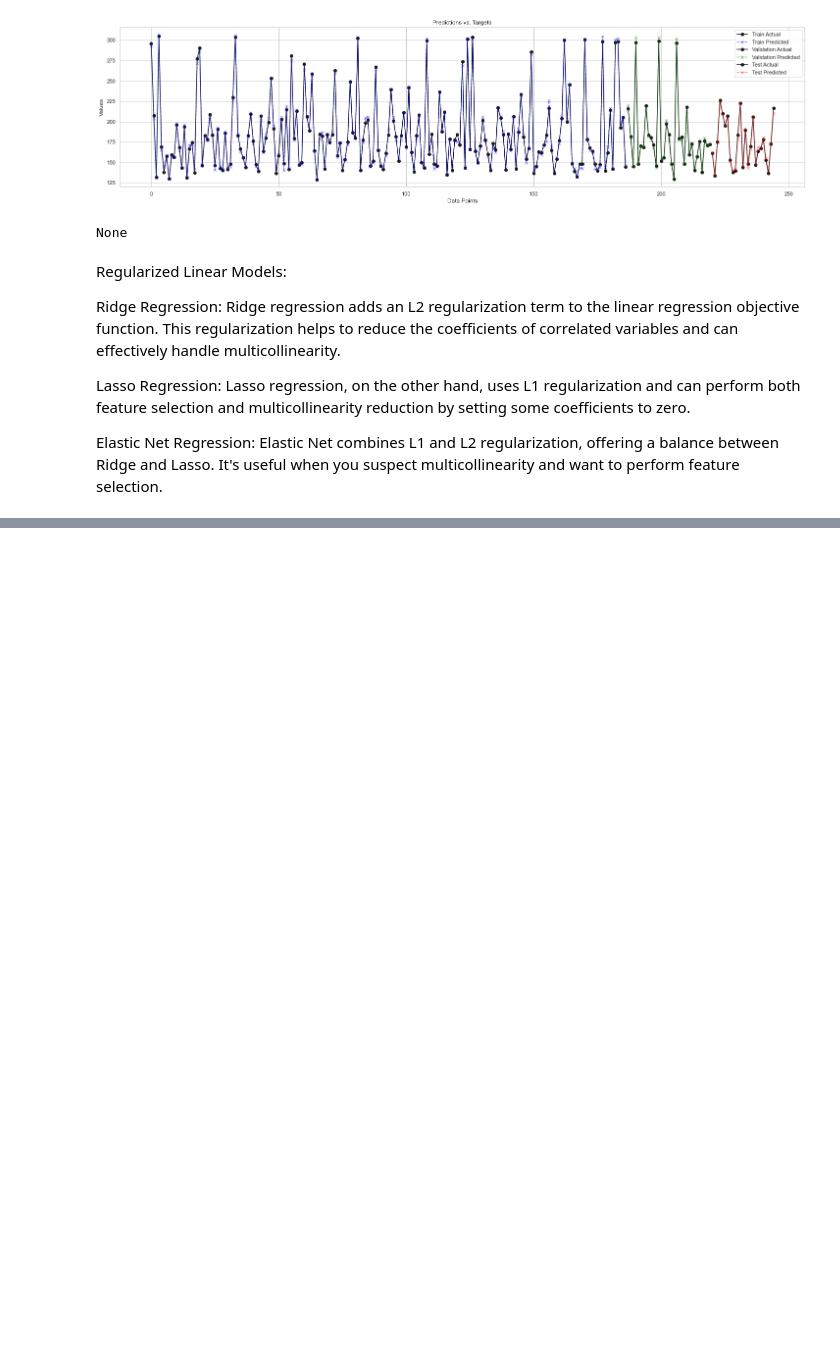
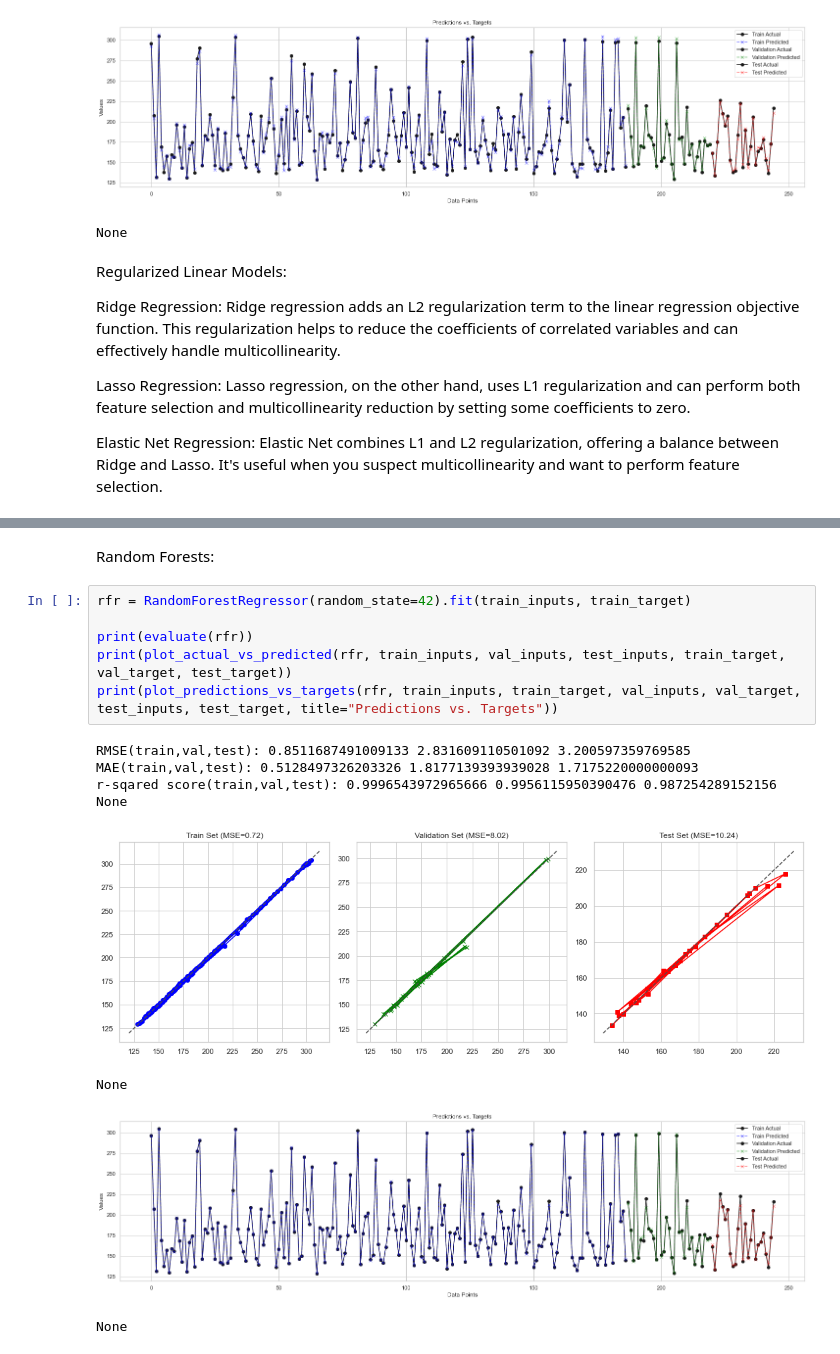
Before and after one commit to rbhattar07/HPI, a Jupyter notebook: main.ipynb, the cells around one changed output, grey strips where cells are left out. Drawn from its saved outputs; the diff is of its cells as text; blank space fills up the shorter version.

```diff
--- a/main.ipynb
+++ b/main.ipynb
@@ -467,0 +563,17 @@ None
+# %% [markdown]
+Random Forests:
+# %%
+rfr = RandomForestRegressor(random_state=42).fit(train_inputs, train_target)
+
+print(evaluate(rfr))
+print(plot_actual_vs_predicted(rfr, train_inputs, val_inputs, test_inputs, train_target, val_target, test_target))
+print(plot_predictions_vs_targets(rfr, train_inputs, train_target, val_inputs, val_target, test_inputs, test_target, title="Predictions vs. Targets"))
+# %% [output]
+RMSE(train,val,test): 0.8511687491009133 2.831609110501092 3.200597359769585
+MAE(train,val,test): 0.5128497326203326 1.8177139393939028 1.7175220000000093
+r-sqared score(train,val,test): 0.9996543972965666 0.9956115950390476 0.987254289152156
+None
+[figure, added]
+None
+[figure, added]
+None
```
Also changed, not shown: parts of 11 cells of this notebook.
